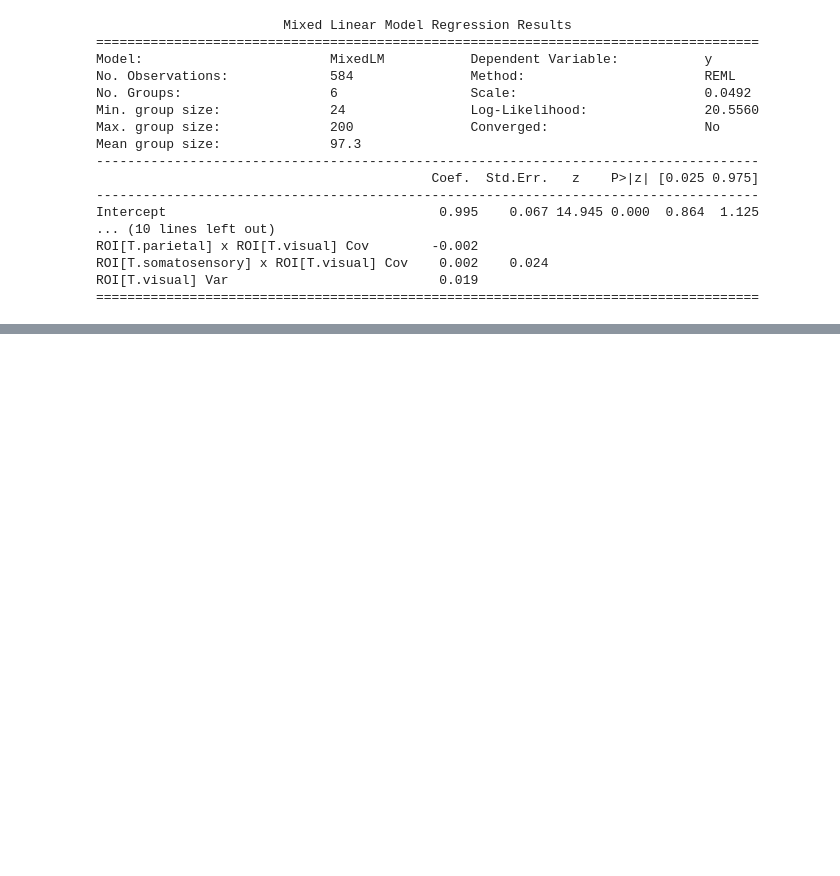
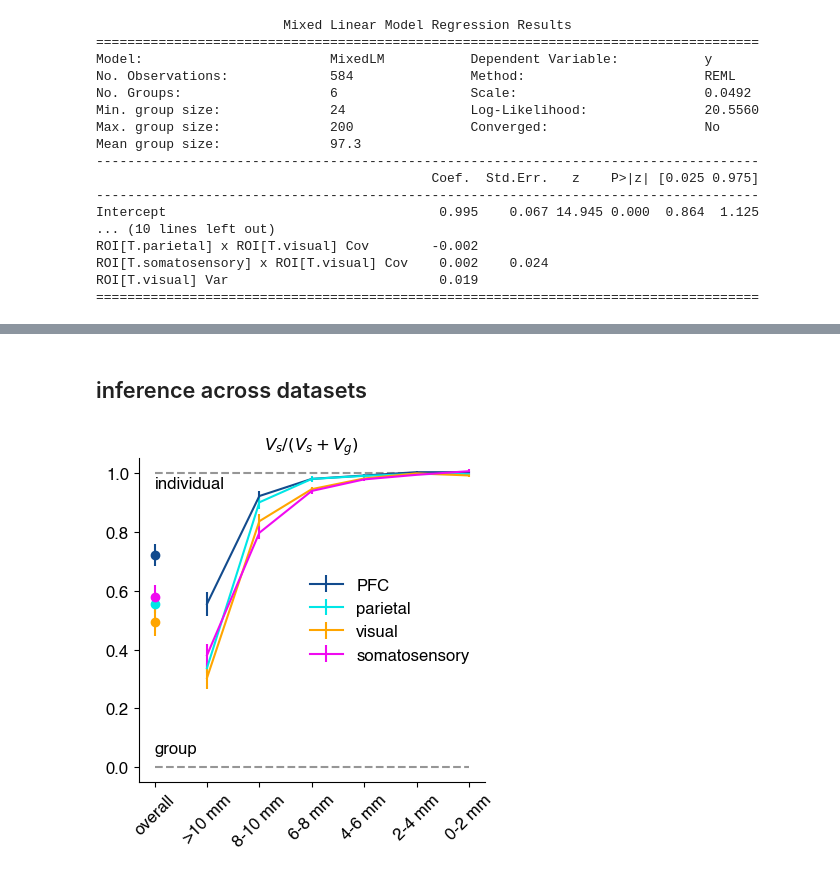
Before and after one commit to jkderrick028/PFC_parcellation, a Jupyter notebook: code/7_mixed_model_variance_decomposition.ipynb, the cells around one changed output, grey strips where cells are left out. Cells and saved outputs as stored; diff of their text form; code cells hidden in the pictures; blank space fills up the shorter version.

Commit message:
gse smooth decomposition across datasets

```diff
--- a/code/7_mixed_model_variance_decomposition.ipynb
+++ b/code/7_mixed_model_variance_decomposition.ipynb
@@ -252,0 +228,61 @@ result.summary()
+# %% [markdown]
+## inference across datasets
+# %%
+vs_over_gs = {}
+
+for dataset_name in datasets:
+    vs_over_gs[dataset_name] = {}
+    PKL_output = os.path.join(resultsPath, dataset_name, 'output.pkl')
+
+    with open(PKL_output, 'rb') as pf:
+        output = pickle.load(pf)
+
+    for roi in ROIs:
+        vs_over_gs[dataset_name][roi] = []
+        for kernel in smoothing_kernels:
+            kernel = f'{kernel}_mm'
+            variance = output[kernel][roi]
+            vs_over_gs[dataset_name][roi].append(variance[:, 1]/variance[:, 0:2].sum(axis=1))
+        vs_over_gs[dataset_name][roi] = np.array(vs_over_gs[dataset_name][roi]).squeeze()
+# %%
+fig, ax = plt.subplots()
+fig.set_figwidth(half_width)
+fig.set_figheight(4.5)
+
+for roiI, roi in enumerate(ROIs):
+    data_agg = []
+    for dataset_name in datasets:
+        data_agg.append(vs_over_gs[dataset_name][roi])
+    data_agg = np.array(data_agg)   # shape: (datasets x distances)
+    # print(data_agg.shape)
+
+    data_agg_mean = data_agg.mean(axis=0)
+    data_agg_ste = data_agg.std(axis=0) / np.sqrt(data_agg.shape[0])
+
+    ax.errorbar(0, data_agg_mean[0], yerr=data_agg_ste[0], fmt='o', capsize=0, color=colors[roiI])
+    ax.errorbar(x=np.arange(1, len(smoothing_kernels)), y=data_agg_mean[1:], yerr=data_agg_ste[1:], linestyle='-', color=colors[roiI], label=ROIs[roiI])
+
+ax.hlines(0, xmin=0, xmax=len(smoothing_kernels)-1, linestyles='--', colors=(150/255, 150/255, 150/255))
+ax.hlines(1, xmin=0, xmax=len(smoothing_kernels)-1, linestyles='--', colors=(150/255, 150/255, 150/255))
+ax.text(0, 0.05, 'group')
+ax.text(0, 0.95, 'individual')
+
+xlabels = ['overall', '>10 mm', '8-10 mm', '6-8 mm', '4-6 mm', '2-4 mm', '0-2 mm']
+
+ax.set_xticks(np.arange(len(smoothing_kernels)), xlabels, rotation=45)
+ax.set_title('$V_s/(V_s+V_g)$', fontsize=12)
+
+ax.legend(frameon=False, loc='right')
+ax.set_ylim([-0.05, 1.05])
+ax.spines['top'].set_visible(False)
+ax.spines['right'].set_visible(False)
+
+plt.tight_layout()
+plt.savefig(os.path.join(resultsPath, f'vs_over_gs_global.jpg'), dpi=500, format='jpeg')
+
+# with open(PKL_vis_output, 'wb') as pk:
+#     pickle.dump(vis_output, pk)
+
+plt.show()
+# %% [output]
+[figure, added]
```
Also changed, not shown: parts of 3 cells of this notebook.
